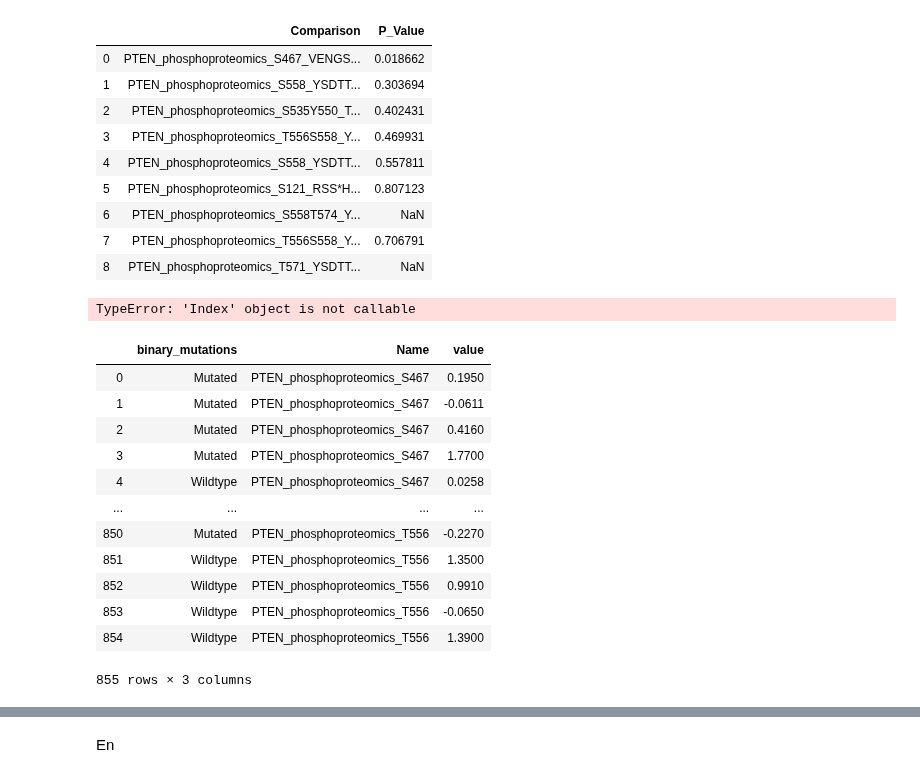
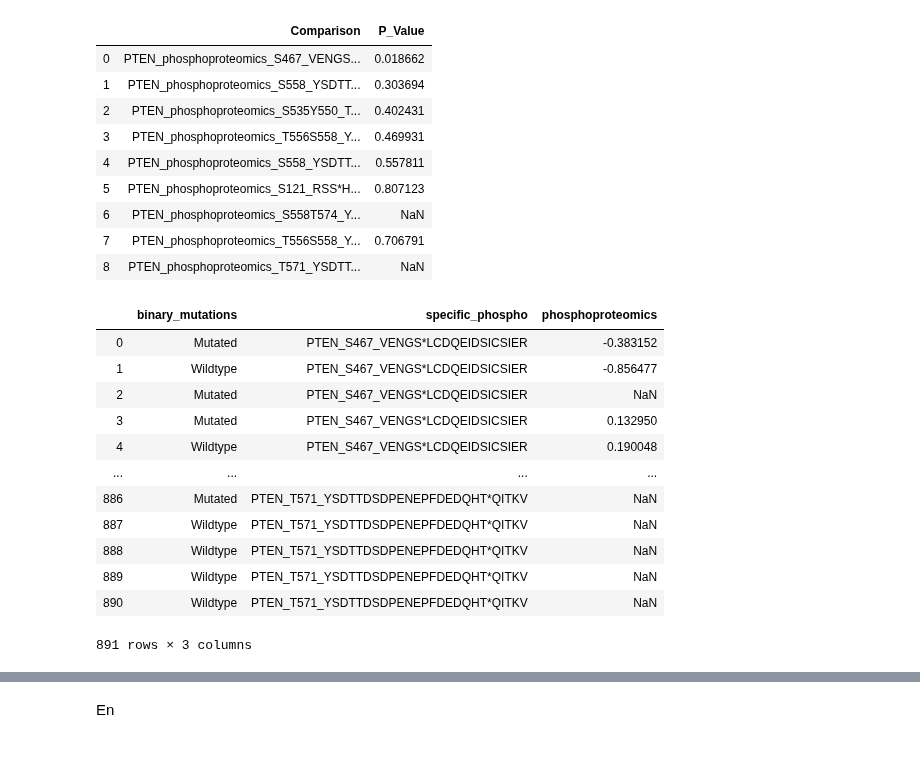
Before and after one commit to PayneLab/WhenMutationsDontMatter, a Jupyter notebook: PTEN context dependant story/Phosphoproteomics PTEN.ipynb, the cells around one changed output, grey strips where cells are left out. Drawn from its saved outputs; the diff is of its cells as text; code cells hidden in the pictures.

```diff
--- a/PTEN context dependant story/Phosphoproteomics PTEN.ipynb
+++ b/PTEN context dependant story/Phosphoproteomics PTEN.ipynb
@@ -59,29 +60,27 @@ No significant comparisons.
 | 6 | PTEN_phosphoproteomics_S558T574_Y... | NaN |
 | 7 | PTEN_phosphoproteomics_T556S558_Y... | 0.706791 |
 | 8 | PTEN_phosphoproteomics_T571_YSDTT... | NaN |
-# %%
-phos = gbm_p.replace(to_replace='_phosphoproteomics', value='',regex=True) #FIX
-#sites = list(gbm_p.columns).remove('binary_mutations')
-#sites
-phos
-# %% [output]
-TypeError: 'Index' object is not callable
-# %%
-p = p.melt(id_vars='binary_mutations')
-p
-# %% [output]
-|  | binary_mutations | Name | value |
-| 0 | Mutated | PTEN_phosphoproteomics_S467 | 0.1950 |
-| 1 | Mutated | PTEN_phosphoproteomics_S467 | -0.0611 |
-| 2 | Mutated | PTEN_phosphoproteomics_S467 | 0.4160 |
-| 3 | Mutated | PTEN_phosphoproteomics_S467 | 1.7700 |
-| 4 | Wildtype | PTEN_phosphoproteomics_S467 | 0.0258 |
-| ... | ... | ... | ... |
-| 850 | Mutated | PTEN_phosphoproteomics_T556 | -0.2270 |
-| 851 | Wildtype | PTEN_phosphoproteomics_T556 | 1.3500 |
-| 852 | Wildtype | PTEN_phosphoproteomics_T556 | 0.9910 |
-| 853 | Wildtype | PTEN_phosphoproteomics_T556 | -0.0650 |
-| 854 | Wildtype | PTEN_phosphoproteomics_T556 | 1.3900 |
-855 rows × 3 columns
+# %%
+# Create data frame with all significant phospho sites in order to graph
+phospho_list = list(wrap_results['Comparison'])
+phospho_df = pd.melt(gbm_p, id_vars = 'binary_mutations',
+            value_vars = phospho_list, var_name = 'specific_phospho', value_name = 'phosphoproteomics')
+phospho_df.replace(to_replace = '_phosphoproteomics', value = '',
+                        inplace = True, regex = True) # shorten column names
+phospho_df
+# %% [output]
+|  | binary_mutations | specific_phospho | phosphoproteomics |
+| 0 | Mutated | PTEN_S467_VENGS*LCDQEIDSICSIER | -0.383152 |
+| 1 | Wildtype | PTEN_S467_VENGS*LCDQEIDSICSIER | -0.856477 |
+| 2 | Mutated | PTEN_S467_VENGS*LCDQEIDSICSIER | NaN |
+| 3 | Mutated | PTEN_S467_VENGS*LCDQEIDSICSIER | 0.132950 |
+| 4 | Wildtype | PTEN_S467_VENGS*LCDQEIDSICSIER | 0.190048 |
+| ... | ... | ... | ... |
+| 886 | Mutated | PTEN_T571_YSDTTDSDPENEPFDEDQHT*QITKV | NaN |
+| 887 | Wildtype | PTEN_T571_YSDTTDSDPENEPFDEDQHT*QITKV | NaN |
+| 888 | Wildtype | PTEN_T571_YSDTTDSDPENEPFDEDQHT*QITKV | NaN |
+| 889 | Wildtype | PTEN_T571_YSDTTDSDPENEPFDEDQHT*QITKV | NaN |
+| 890 | Wildtype | PTEN_T571_YSDTTDSDPENEPFDEDQHT*QITKV | NaN |
+891 rows × 3 columns
 # %%
 plt.rcParams['figure.figsize']=(15,10) #size of plot
```
Also changed, not shown: parts of 7 cells of this notebook, 1 other file.
